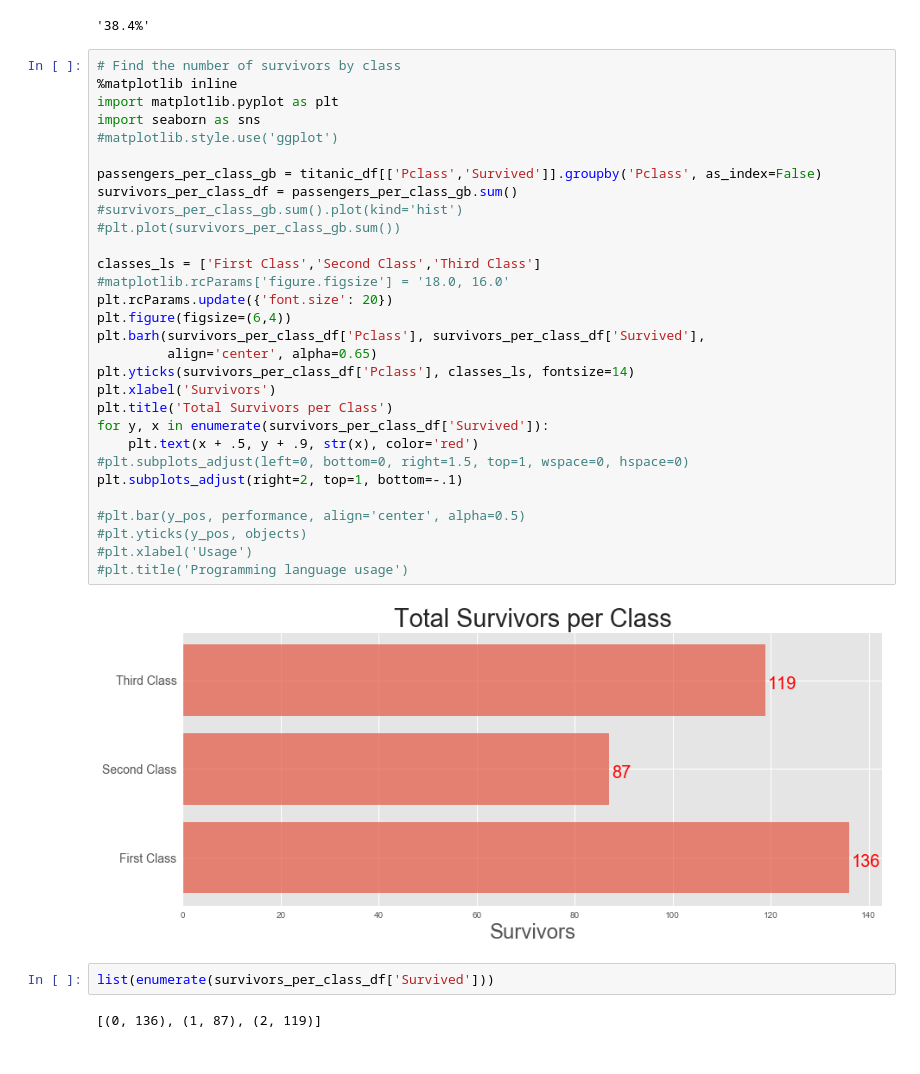
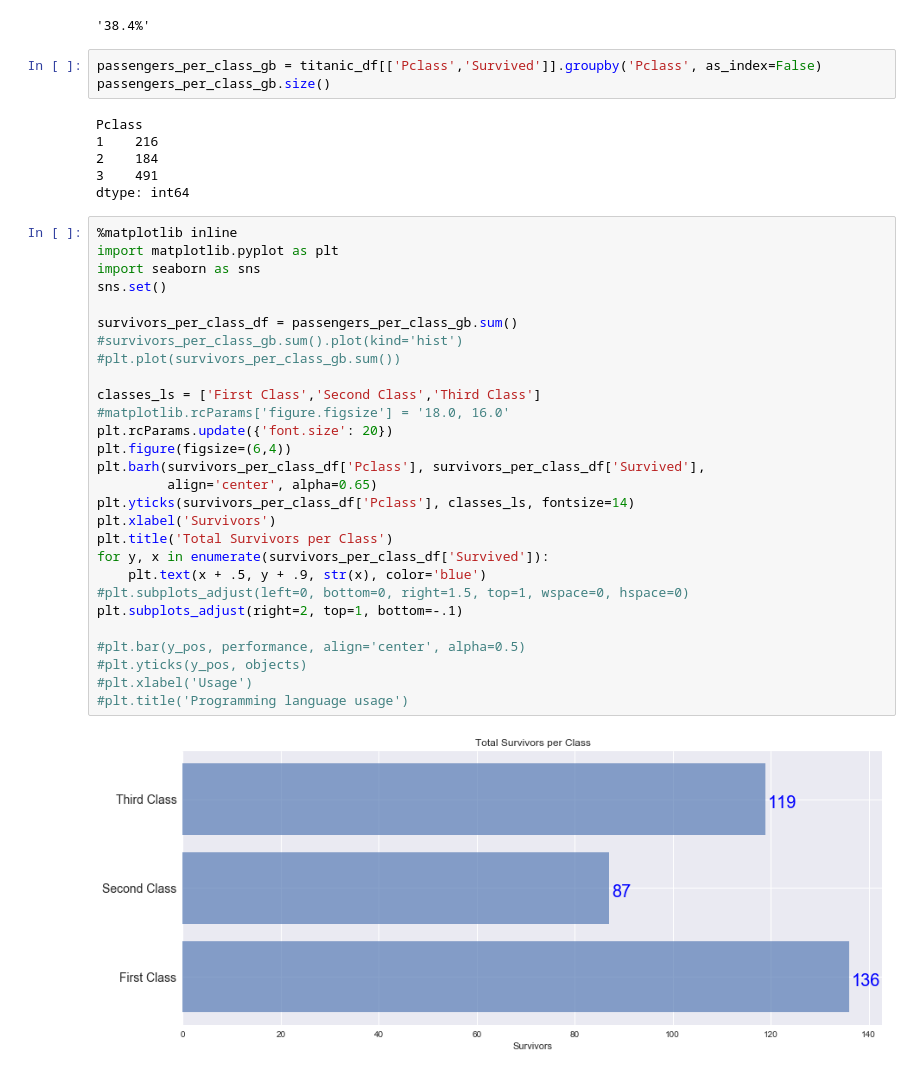
Before and after one commit to n3storm/Titanic-Data-Analysis, a Jupyter notebook: titanic.ipynb, the cells around one changed output. Cells and saved outputs as stored; diff of their text form.

Commit message:
Add more statistics and graphs

```diff
--- a/titanic.ipynb
+++ b/titanic.ipynb
@@ -69,40 +69,43 @@ rate = titanic_df['Survived'].sum() / len(titanic_df)
 str(round(rate*100, 1)) + '%'
 # %% [output]
 '38.4%'
+# %%
+passengers_per_class_gb = titanic_df[['Pclass','Survived']].groupby('Pclass', as_index=False)
+passengers_per_class_gb.size()
+# %% [output]
+Pclass
+1    216
+2    184
+3    491
+dtype: int64
 # %%
-# Find the number of survivors by class
 %matplotlib inline
 import matplotlib.pyplot as plt
 import seaborn as sns
-#matplotlib.style.use('ggplot')
+sns.set()
 
-passengers_per_class_gb = titanic_df[['Pclass','Survived']].groupby('Pclass', as_index=False)
 survivors_per_class_df = passengers_per_class_gb.sum()
 #survivors_per_class_gb.sum().plot(kind='hist')
 #plt.plot(survivors_per_class_gb.sum())
 
 classes_ls = ['First Class','Second Class','Third Class']
 #matplotlib.rcParams['figure.figsize'] = '18.0, 16.0'
 plt.rcParams.update({'font.size': 20})
 plt.figure(figsize=(6,4))
 plt.barh(survivors_per_class_df['Pclass'], survivors_per_class_df['Survived'],
          align='center', alpha=0.65)
 plt.yticks(survivors_per_class_df['Pclass'], classes_ls, fontsize=14)
 plt.xlabel('Survivors')
 plt.title('Total Survivors per Class')
 for y, x in enumerate(survivors_per_class_df['Survived']):
-    plt.text(x + .5, y + .9, str(x), color='red')
+    plt.text(x + .5, y + .9, str(x), color='blue')
 #plt.subplots_adjust(left=0, bottom=0, right=1.5, top=1, wspace=0, hspace=0)
 plt.subplots_adjust(right=2, top=1, bottom=-.1)
 
 #plt.bar(y_pos, performance, align='center', alpha=0.5)
 #plt.yticks(y_pos, objects)
 #plt.xlabel('Usage')
 #plt.title('Programming language usage')
 # %% [output]
-[figure, old version]
+[figure, new version]
-# %%
-list(enumerate(survivors_per_class_df['Survived']))
-# %% [output]
-[(0, 136), (1, 87), (2, 119)]
 # %%
```
Also changed, not shown: parts of 9 cells of this notebook.
